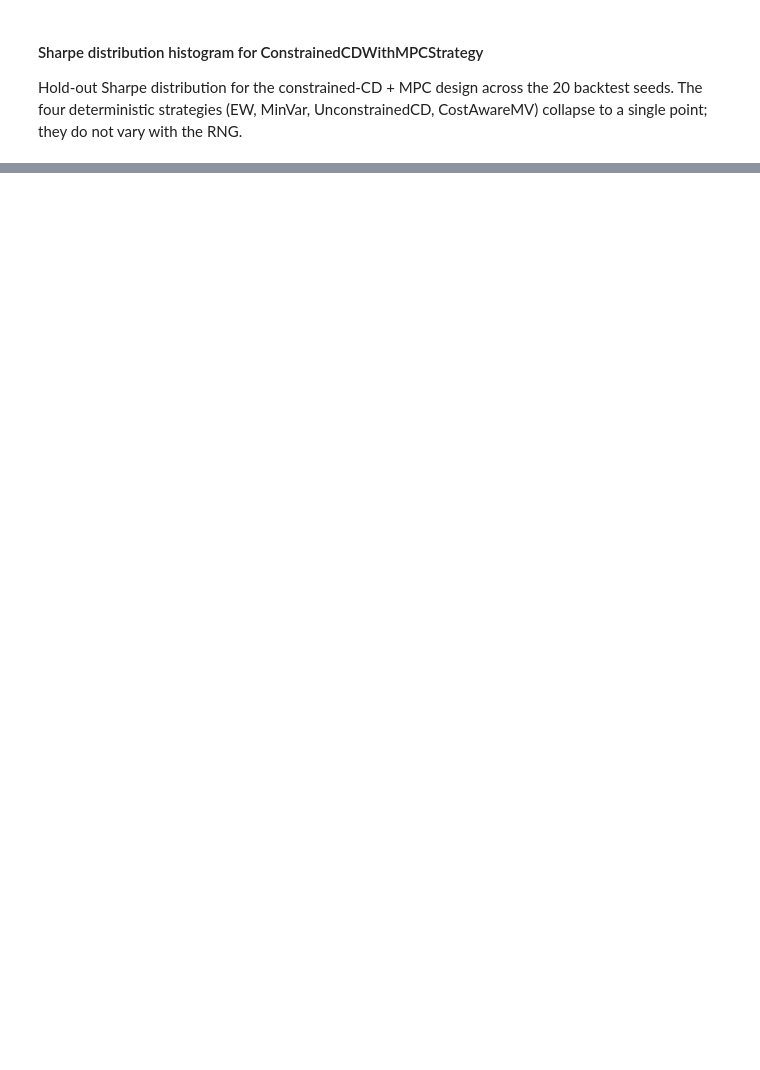
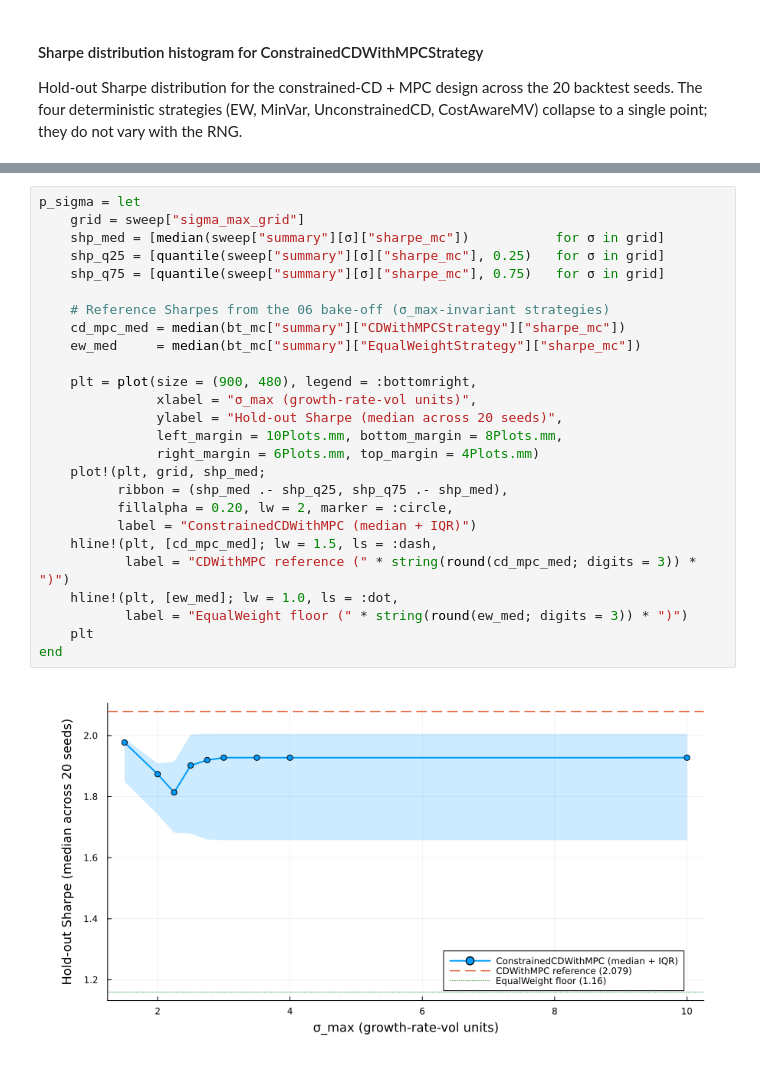
Before and after one commit to varnerlab/modified_cobb_douglas_example, a Jupyter notebook: eCornell-AI-Finance-S5-Example-ConstrainedCobbDouglas-May-2026.ipynb, the cells around one changed output, grey strips where cells are left out. Cells and saved outputs as stored; diff of their text form; blank space fills up the shorter version.

```diff
--- a/eCornell-AI-Finance-S5-Example-ConstrainedCobbDouglas-May-2026.ipynb
+++ b/eCornell-AI-Finance-S5-Example-ConstrainedCobbDouglas-May-2026.ipynb
@@ -336,0 +493,28 @@ end
+# %%
+p_sigma = let
+    grid = sweep["sigma_max_grid"]
+    shp_med = [median(sweep["summary"][σ]["sharpe_mc"])           for σ in grid]
+    shp_q25 = [quantile(sweep["summary"][σ]["sharpe_mc"], 0.25)   for σ in grid]
+    shp_q75 = [quantile(sweep["summary"][σ]["sharpe_mc"], 0.75)   for σ in grid]
+
+    # Reference Sharpes from the 06 bake-off (σ_max-invariant strategies)
+    cd_mpc_med = median(bt_mc["summary"]["CDWithMPCStrategy"]["sharpe_mc"])
+    ew_med     = median(bt_mc["summary"]["EqualWeightStrategy"]["sharpe_mc"])
+
+    plt = plot(size = (900, 480), legend = :bottomright,
+               xlabel = "σ_max (growth-rate-vol units)",
+               ylabel = "Hold-out Sharpe (median across 20 seeds)",
+               left_margin = 10Plots.mm, bottom_margin = 8Plots.mm,
+               right_margin = 6Plots.mm, top_margin = 4Plots.mm)
+    plot!(plt, grid, shp_med;
+          ribbon = (shp_med .- shp_q25, shp_q75 .- shp_med),
+          fillalpha = 0.20, lw = 2, marker = :circle,
+          label = "ConstrainedCDWithMPC (median + IQR)")
+    hline!(plt, [cd_mpc_med]; lw = 1.5, ls = :dash,
+           label = "CDWithMPC reference (" * string(round(cd_mpc_med; digits = 3)) * ")")
+    hline!(plt, [ew_med]; lw = 1.0, ls = :dot,
+           label = "EqualWeight floor (" * string(round(ew_med; digits = 3)) * ")")
+    plt
+end
+# %% [output]
+[figure, added]
```
Also changed, not shown: parts of 23 cells of this notebook, 20 other files.
